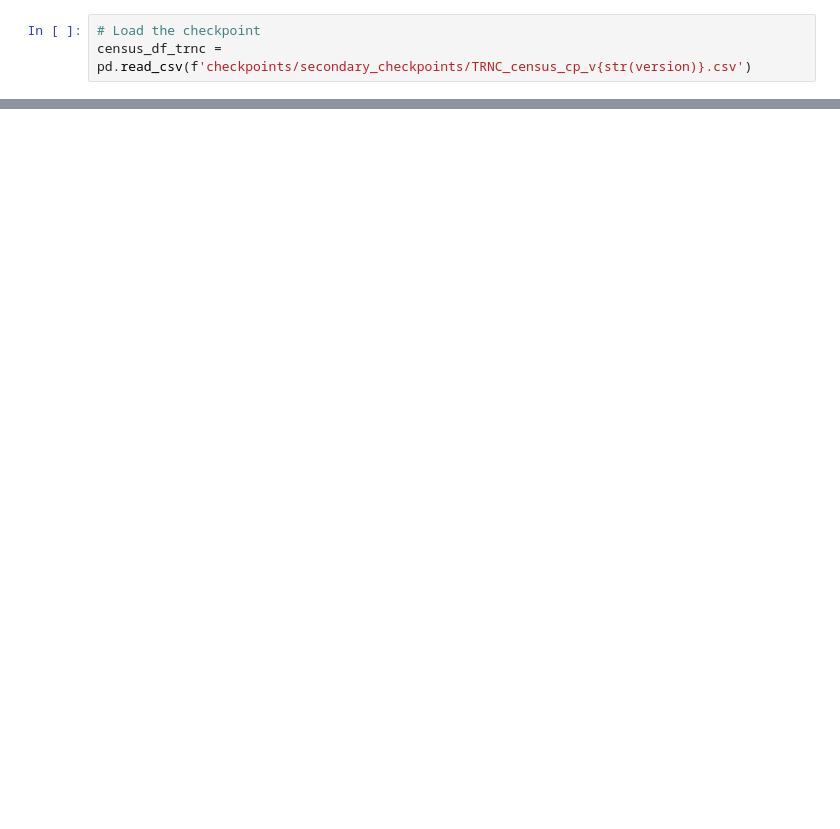
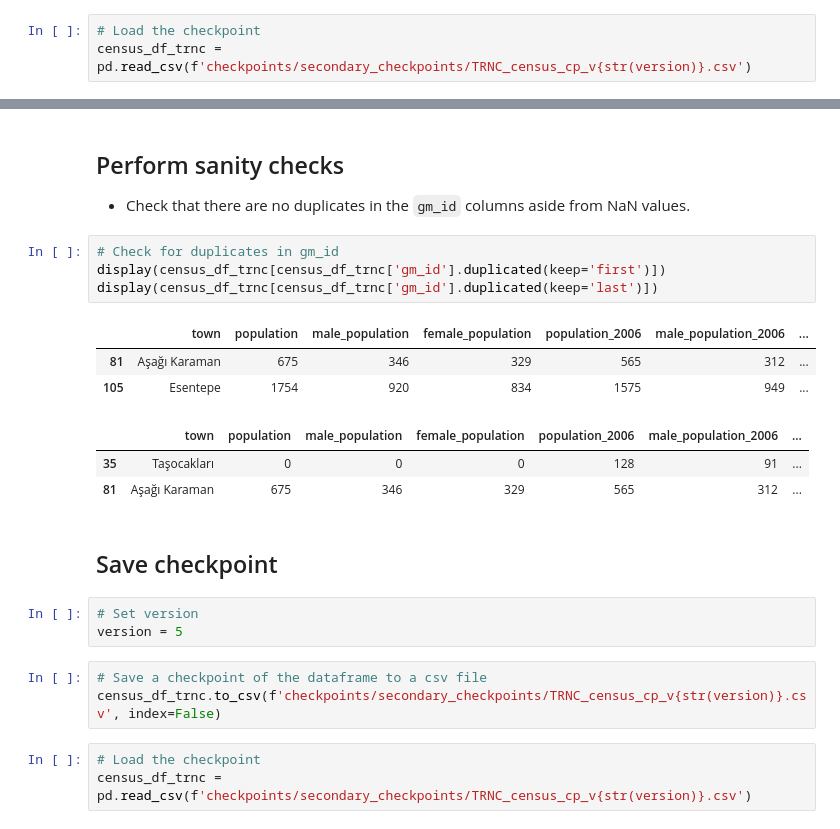
Before and after one commit to jgchaparro/CyprusDB, a Jupyter notebook: CyprusDB_generation.ipynb, the cells around one changed output, grey strips where cells are left out. Drawn from its saved outputs; the diff is of its cells as text; blank space fills up the shorter version.

```diff
--- a/CyprusDB_generation.ipynb
+++ b/CyprusDB_generation.ipynb
@@ -1272,0 +1400,26 @@ census_df_trnc = pd.read_csv(f'checkpoints/secondary_checkpoints/TRNC_census_cp_
+# %% [markdown]
+## Perform sanity checks
+
+* Check that there are no duplicates in the `gm_id` columns aside from NaN values.
+# %%
+# Check for duplicates in gm_id
+display(census_df_trnc[census_df_trnc['gm_id'].duplicated(keep='first')])
+display(census_df_trnc[census_df_trnc['gm_id'].duplicated(keep='last')])
+# %% [output]
+|  | town | population | male_population | female_population | population_2006 | male_population_2006 | ... |
+| 81 | Aşağı Karaman | 675 | 346 | 329 | 565 | 312 | ... |
+| 105 | Esentepe | 1754 | 920 | 834 | 1575 | 949 | ... |
+|  | town | population | male_population | female_population | population_2006 | male_population_2006 | ... |
+| 35 | Taşocakları | 0 | 0 | 0 | 128 | 91 | ... |
+| 81 | Aşağı Karaman | 675 | 346 | 329 | 565 | 312 | ... |
+# %% [markdown]
+## Save checkpoint
+# %%
+# Set version
+version = 5
+# %%
+# Save a checkpoint of the dataframe to a csv file
+census_df_trnc.to_csv(f'checkpoints/secondary_checkpoints/TRNC_census_cp_v{str(version)}.csv', index=False)
+# %%
+# Load the checkpoint
+census_df_trnc = pd.read_csv(f'checkpoints/secondary_checkpoints/TRNC_census_cp_v{str(version)}.csv')
```
Also changed, not shown: parts of 20 cells of this notebook, 5 other files.
